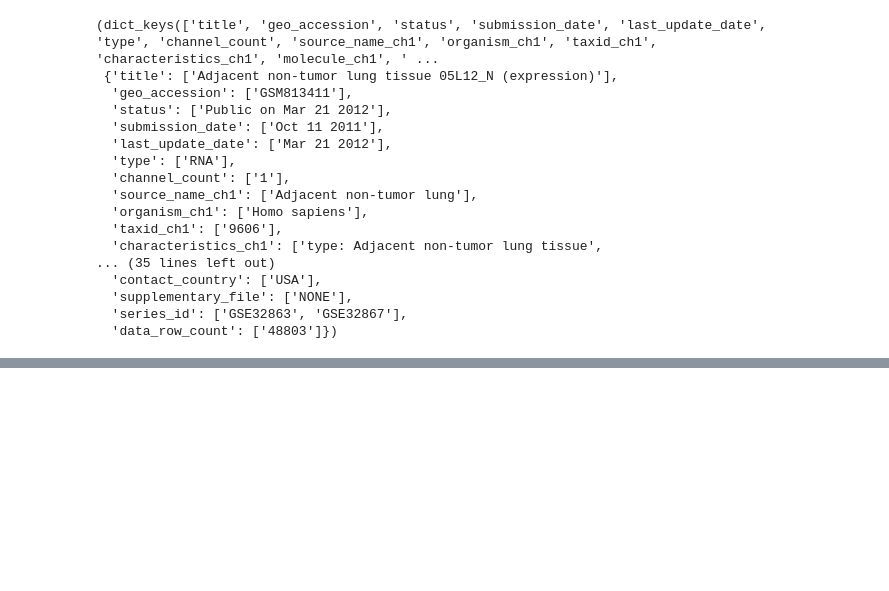
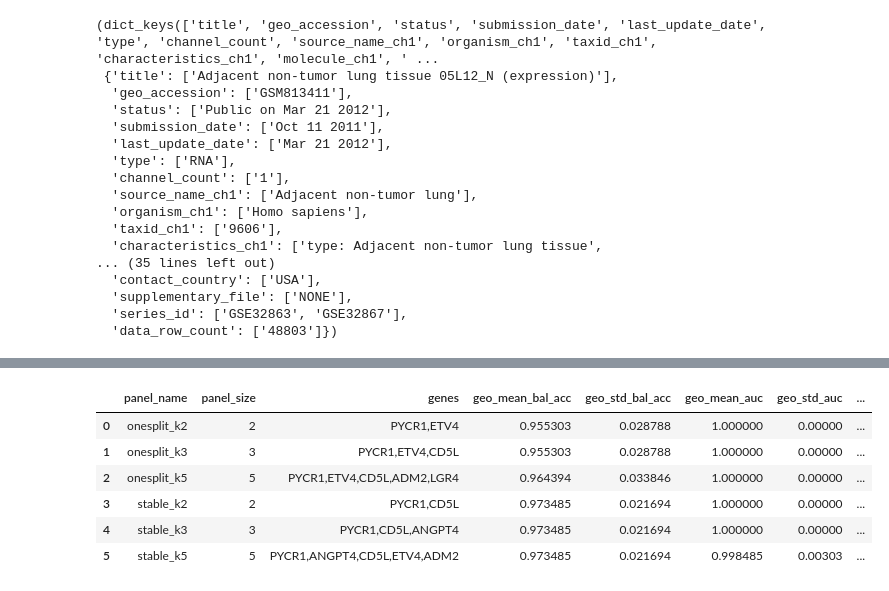
Before and after one commit to aditya-git16/cancer-lab, a Jupyter notebook: notebooks/07_external_geo_validation_plan.ipynb, the cells around one changed output, grey strips where cells are left out. Saved outputs shown, nothing was run; the diff lists cells and outputs as text; code cells hidden in the pictures; blank space fills up the shorter version.

Commit message:
compare geo and tcga

```diff
--- a/notebooks/07_external_geo_validation_plan.ipynb
+++ b/notebooks/07_external_geo_validation_plan.ipynb
@@ -70,0 +272,4 @@ first_gsm.metadata.keys(), first_gsm.metadata
+# %%
+geo_gene_expr = geo_gene_expr_raw.T.groupby(level=0).mean().T
+
+geo_gene_expr.shape
@@ -70,0 +422,47 @@ first_gsm.metadata.keys(), first_gsm.metadata
+# %%
+stable_internal = pd.DataFrame([
+    {
+        "panel_name": "stable_k2",
+        "tcga_bal_acc": 0.977211,
+        "tcga_auc": 0.996980,
+    },
+    {
+        "panel_name": "stable_k3",
+        "tcga_bal_acc": 0.981769,
+        "tcga_auc": 0.998355,
+    },
+    {
+        "panel_name": "stable_k5",
+        "tcga_bal_acc": 0.978964,
+        "tcga_auc": 0.999056,
+    },
+])
+# %%
+tcga_panel_summary = pd.concat(
+    [tcga_internal, stable_internal],
+    ignore_index=True,
+)
+
+external_comparison = geo_cv_results_df.merge(
+    tcga_panel_summary,
+    on="panel_name",
+    how="left",
+)
+
+external_comparison["bal_acc_drop"] = (
+    external_comparison["tcga_bal_acc"] - external_comparison["geo_mean_bal_acc"]
+)
+
+external_comparison["auc_drop"] = (
+    external_comparison["tcga_auc"] - external_comparison["geo_mean_auc"]
+)
+
+external_comparison
+# %% [output]
+|  | panel_name | panel_size | genes | geo_mean_bal_acc | geo_std_bal_acc | geo_mean_auc | geo_std_auc | ... |
+| 0 | onesplit_k2 | 2 | PYCR1,ETV4 | 0.955303 | 0.028788 | 1.000000 | 0.00000 | ... |
+| 1 | onesplit_k3 | 3 | PYCR1,ETV4,CD5L | 0.955303 | 0.028788 | 1.000000 | 0.00000 | ... |
+| 2 | onesplit_k5 | 5 | PYCR1,ETV4,CD5L,ADM2,LGR4 | 0.964394 | 0.033846 | 1.000000 | 0.00000 | ... |
+| 3 | stable_k2 | 2 | PYCR1,CD5L | 0.973485 | 0.021694 | 1.000000 | 0.00000 | ... |
+| 4 | stable_k3 | 3 | PYCR1,CD5L,ANGPT4 | 0.973485 | 0.021694 | 1.000000 | 0.00000 | ... |
+| 5 | stable_k5 | 5 | PYCR1,ANGPT4,CD5L,ETV4,ADM2 | 0.973485 | 0.021694 | 0.998485 | 0.00303 | ... |
```
Also changed, not shown: parts of 25 cells of this notebook.
